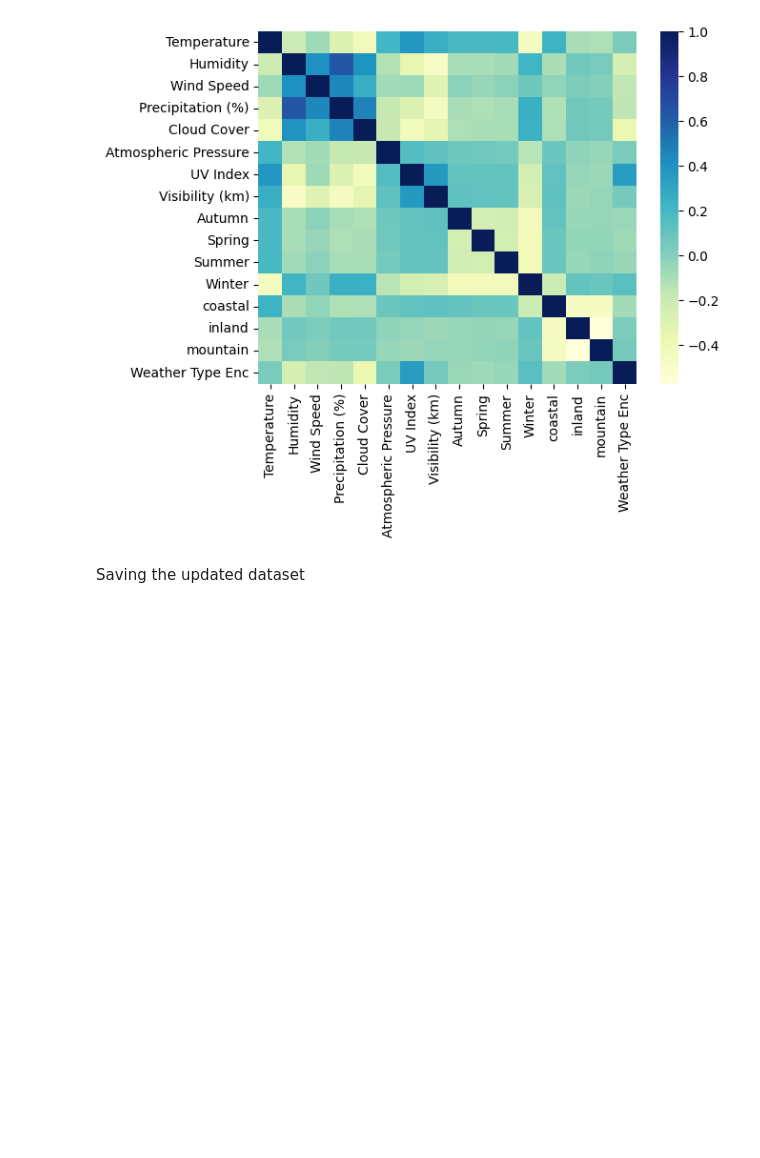
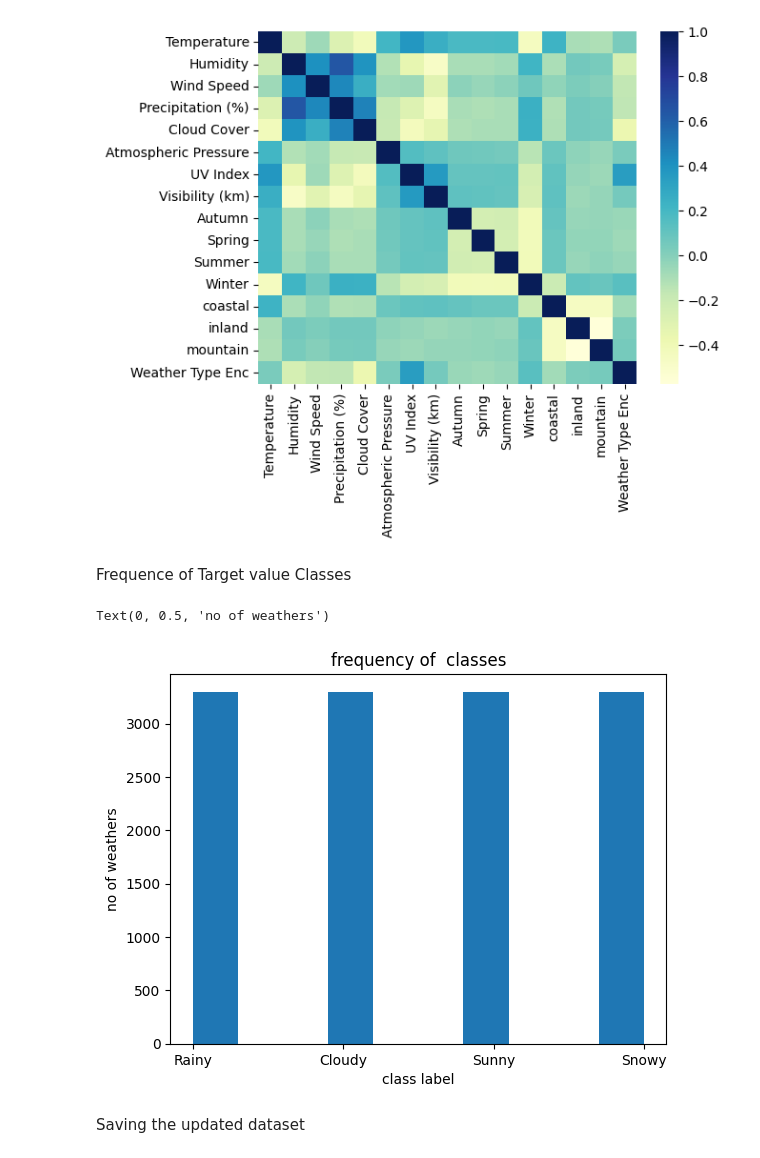
Before and after one commit to salim-miah/Weather-Prediction, a Jupyter notebook: datapreprocessing.ipynb, the cells around one changed output. Drawn from its saved outputs; the diff is of its cells as text; code cells hidden in the pictures; blank space fills up the shorter version.

Commit message:
Added Bar chart showing frequency of the target variable

```diff
--- a/datapreprocessing.ipynb
+++ b/datapreprocessing.ipynb
@@ -295,6 +296,17 @@ sns.heatmap(weather_prediction_corr, cmap = 'YlGnBu')
 # %% [output]
 <Axes: >
 [figure]
+# %% [markdown]
+Frequence of Target value Classes
+# %%
+fig,ax = plt.subplots()
+ax.hist(weather_prediction['Weather Type'])
+ax.set_title('frequency of  classes')
+ax.set_xlabel('class label')
+ax.set_ylabel('no of weathers')
+# %% [output]
+Text(0, 0.5, 'no of weathers')
+[figure, added]
 # %% [markdown]
 Saving the updated dataset
 # %%
```
Also changed, not shown: parts of 1 cell of this notebook.
